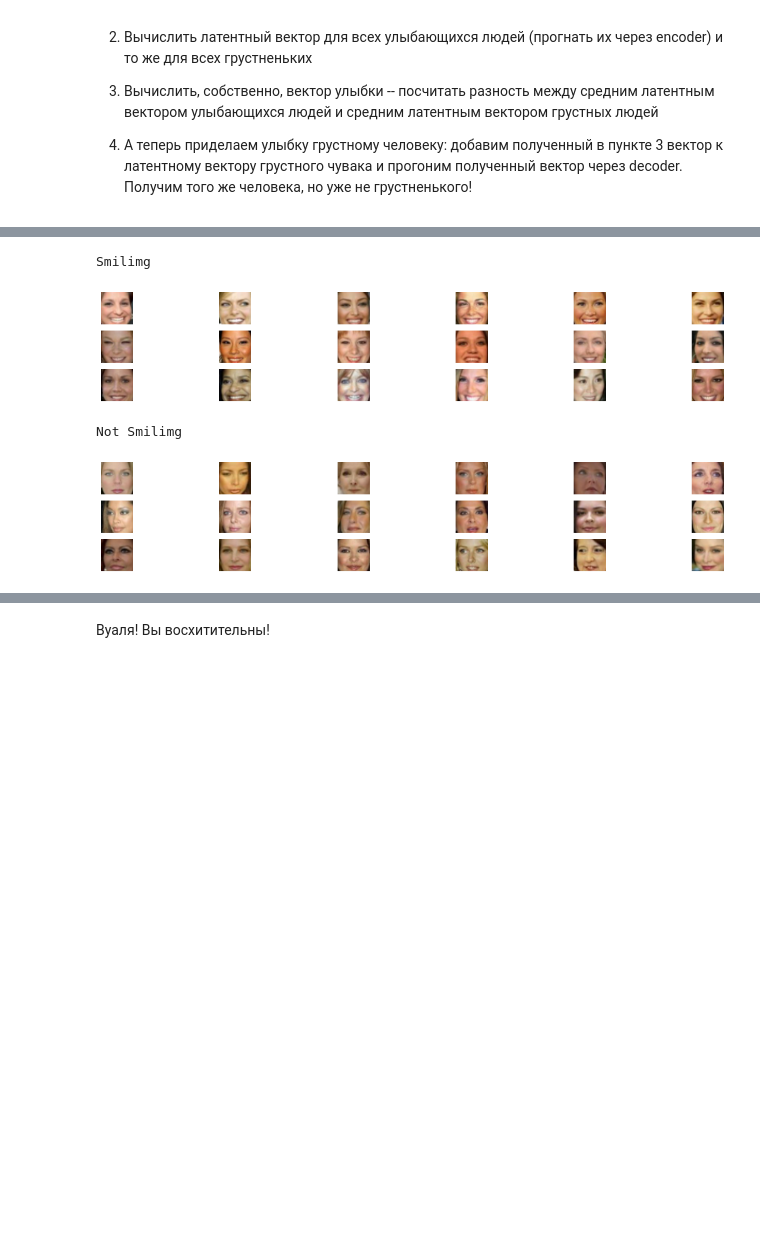
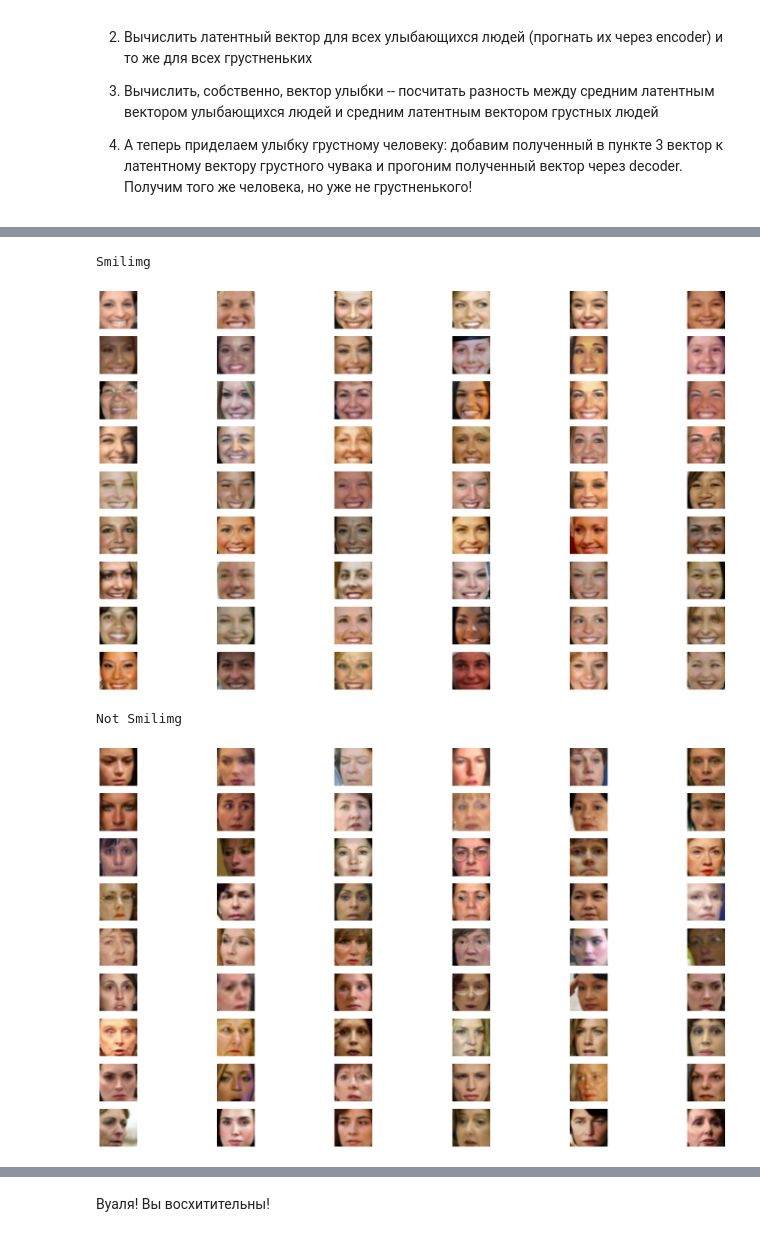
Before and after one commit to LevPerla/DLS_CV_Course, a Jupyter notebook: project/Autoencoders.ipynb, the cells around one changed output, grey strips where cells are left out. Drawn from its saved outputs; the diff is of its cells as text; code cells hidden in the pictures; blank space fills up the shorter version.

```diff
--- a/project/Autoencoders.ipynb
+++ b/project/Autoencoders.ipynb
@@ -421,6 +437,6 @@ Time to make fun!
 # %%
-women = attrs.sort_values(by="Male",ascending=True).head(100)
-smiling_women_ind = women.sort_values(by="Smiling",ascending=False).head(18).index
-not_smiling_women_ind = women.sort_values(by="Smiling",ascending=True).head(18).index
+women = attrs.sort_values(by="Male",ascending=True).head(2000)
+smiling_women_ind = women.sort_values(by="Smiling",ascending=False).head(54).index
+not_smiling_women_ind = women.sort_values(by="Smiling",ascending=True).head(54).index
 smiling_women = data[smiling_women_ind]
 not_smiling_women = data[not_smiling_women_ind]
@@ -427,24 +450,24 @@ not_smiling_women = data[not_smiling_women_ind]
 # %%
 print("Smilimg")
-plt.figure(figsize=(18, 6))
+plt.figure(figsize=(25, 20))
 for i in range(len(smiling_women)):
-  plt.subplot(6, 6, i+1)
+  plt.subplot(12, 6, i+1)
   plt.imshow(smiling_women[i])
   plt.axis('off')
 plt.show()
 
 print("Not Smilimg")
-plt.figure(figsize=(18, 6))
+plt.figure(figsize=(25, 20))
 for i in range(len(not_smiling_women)):
-  plt.subplot(6, 6, i+1)
+  plt.subplot(12, 6, i+1)
   plt.imshow(not_smiling_women[i])
   plt.axis('off')
 plt.show()
 # %% [output]
 Smilimg
-[figure, old version]
+[figure, new version]
 Not Smilimg
-[figure, old version]
+[figure, new version]
 # %%
 # Обернем данные в DataLoader, чтобы сеть могла их прочитать
 smiling_women_loader = DataLoader(np.rollaxis(smiling_women, 3, 1), batch_size=1, shuffle=False)
```
Also changed, not shown: parts of 6 cells of this notebook.
